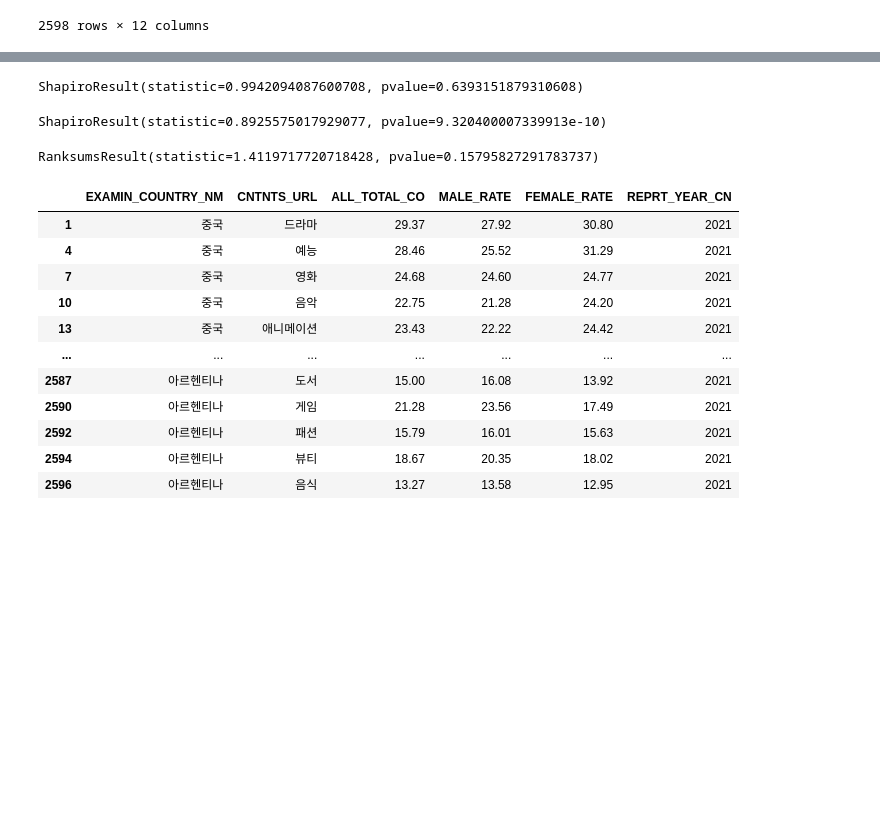
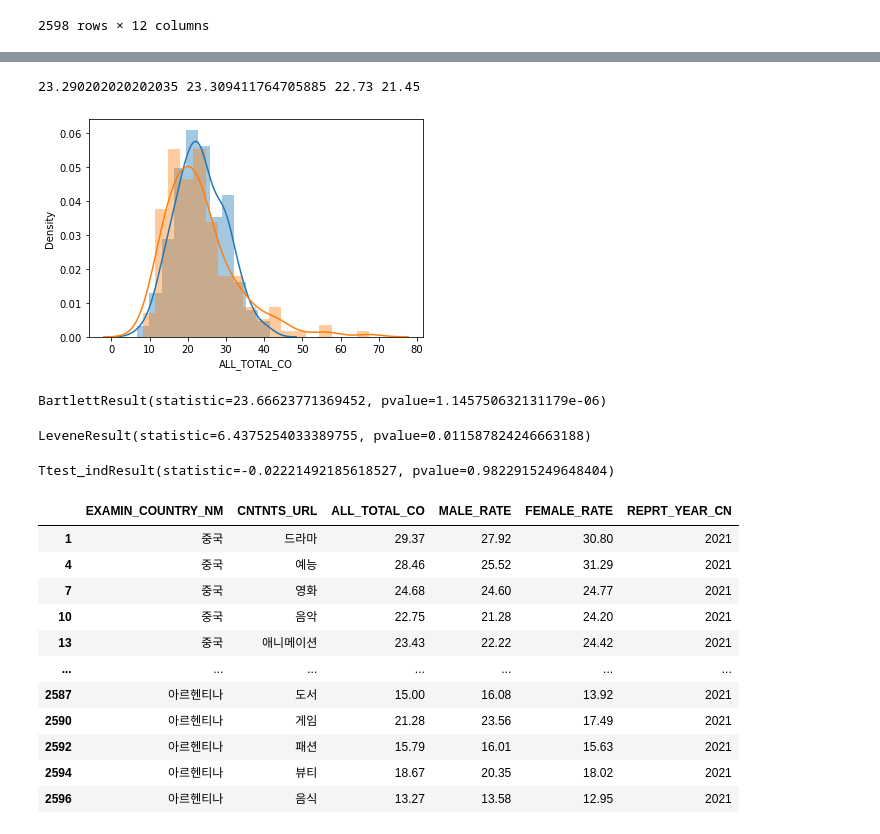
Before and after one commit to SDA2022/SDA-Project, a Jupyter notebook: 프로젝트.ipynb, the cells around one changed output, grey strips where cells are left out. Drawn from its saved outputs; the diff is of its cells as text; code cells hidden in the pictures; blank space fills up the shorter version.

```diff
--- a/프로젝트.ipynb
+++ b/프로젝트.ipynb
@@ -39,11 +61,22 @@ BartlettResult(statistic=23.66623771369452, pvalue=1.145750632131179e-06)
+# %%
+fig,ax=plt.subplots()
+sns.distplot(data_2021["ALL_TOTAL_CO"],ax=ax)
+sns.distplot(data_2020["ALL_TOTAL_CO"],ax=ax)
+print(np.mean(data_2021["ALL_TOTAL_CO"]),np.mean(data_2020["ALL_TOTAL_CO"]),np.median(data_2021["ALL_TOTAL_CO"]),np.median(data_2020["ALL_TOTAL_CO"]))
+
+#distplot을 그려봄
+# %% [output]
+23.290202020202035 23.309411764705885 22.73 21.45
+[figure, added]
 # %%
-from scipy.stats import shapiro
-shapiro(data_2021["ALL_TOTAL_CO"])
-#2020년도 데이터는 정규성 따름
+#등분산성 검사
+#bartlett이용
+stats.bartlett(data_2021["ALL_TOTAL_CO"],data_2020["ALL_TOTAL_CO"])
+#p-value값이 0.05보다 작으므로 분산이 같지 않다는 것을 알 수 있음
 # %% [output]
-ShapiroResult(statistic=0.9942094087600708, pvalue=0.6393151879310608)
+BartlettResult(statistic=23.66623771369452, pvalue=1.145750632131179e-06)
 # %%
-shapiro(data_2020["ALL_TOTAL_CO"])
-#2021년 데이터는 정규성을 따르지 않음
+stats.levene(data_2021["ALL_TOTAL_CO"],data_2020["ALL_TOTAL_CO"])
+#levene으로 검사하였을 때와 달리 p값이 0.0115로 나타난다.
 # %% [output]
-ShapiroResult(statistic=0.8925575017929077, pvalue=9.320400007339913e-10)
+LeveneResult(statistic=6.4375254033389755, pvalue=0.011587824246663188)
@@ -50,14 +88,13 @@ ShapiroResult(statistic=0.8925575017929077, pvalue=9.320400007339913e-10)
 # %%
 #년도별로 비교하여 k-컨텐츠의 소비 비중 차이가 있는지를 확인해보기 위한 test를 해줌
-#ranksum test를 해줌
-stats.ranksums(data_2021["ALL_TOTAL_CO"],data_2020["ALL_TOTAL_CO"])
+stats.ttest_ind(data_2021["ALL_TOTAL_CO"],data_2020["ALL_TOTAL_CO"],equal_var=False)
 
 
 #pvalue 값이 0.05보다 크므로 년도별로 비교해봤을 때 컨텐츠의 소비비중의 차이는 크게 없는 것을 확인할 수 있다
 #항상 관심이 많아 소비를 많이 한 컨텐츠는 계속 소비를 많이 한다는 것을 알 수 있음
 #따라서 한 년도만을 기준으로 18개국의 k-컨텐츠 소비비중을 파악하여, 전체적으로 어떤 k-컨텐츠의 소비 비중이 높은지를 파악한다
 # %% [output]
-RanksumsResult(statistic=1.4119717720718428, pvalue=0.15795827291783737)
+Ttest_indResult(statistic=-0.02221492185618527, pvalue=0.9822915249648404)
 # %%
 data=data[data["IEM_NM"]=="소비 비중(%)"]
 data=data[data["REPRT_YEAR_CN"]=="2021"]
```
Also changed, not shown: parts of 6 cells of this notebook.
